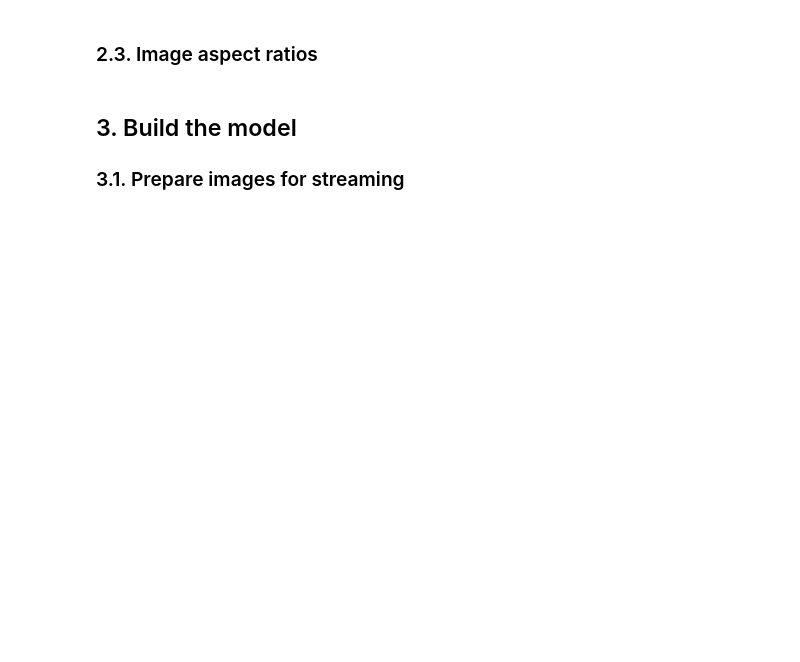
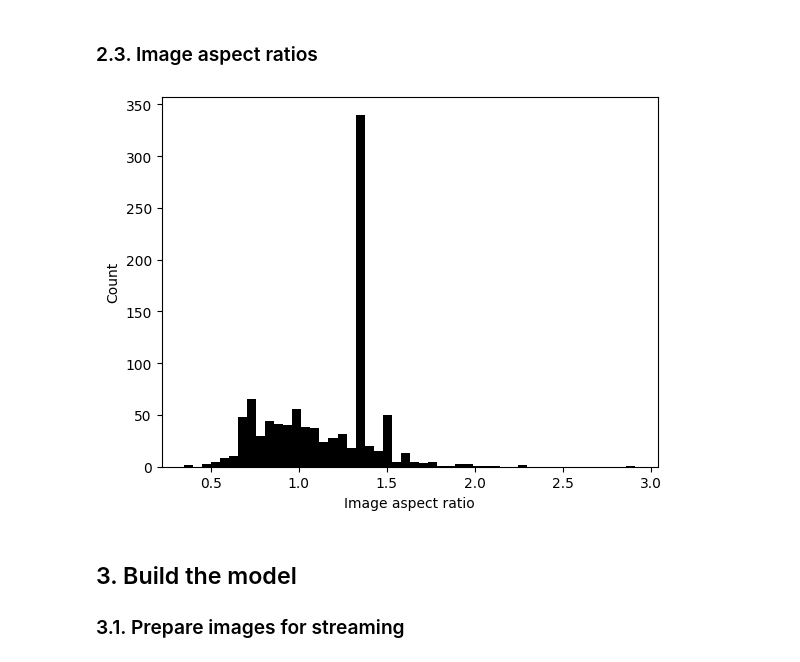
Before and after one commit to 4GeeksAcademy/aaronmatthews4-image-classification-project, a Jupyter notebook: src/mvp.ipynb, the cells around one changed output. Cells and saved outputs as stored; diff of their text form; code cells hidden in the pictures; blank space fills up the shorter version.

```diff
--- a/src/mvp.ipynb
+++ b/src/mvp.ipynb
@@ -141,6 +141,17 @@ plt.show()
 ### 2.3. Image aspect ratios
 # %%
 # Plot a histogram of the image aspect ratios (i.e. width/height) What do you see, does this information matter to us, if so, how?
+
+# Calculate the sample image aspect ratios
+aspect_ratios=np.array(widths)/np.array(heights)
+
+# Plot as histogram
+plt.hist(aspect_ratios, bins=50, color='black')
+plt.xlabel('Image aspect ratio')
+plt.ylabel('Count')
+plt.show()
+# %% [output]
+[figure, added]
 # %% [markdown]
 ## 3. Build the model
 
```
Also changed, not shown: parts of 11 cells of this notebook.
